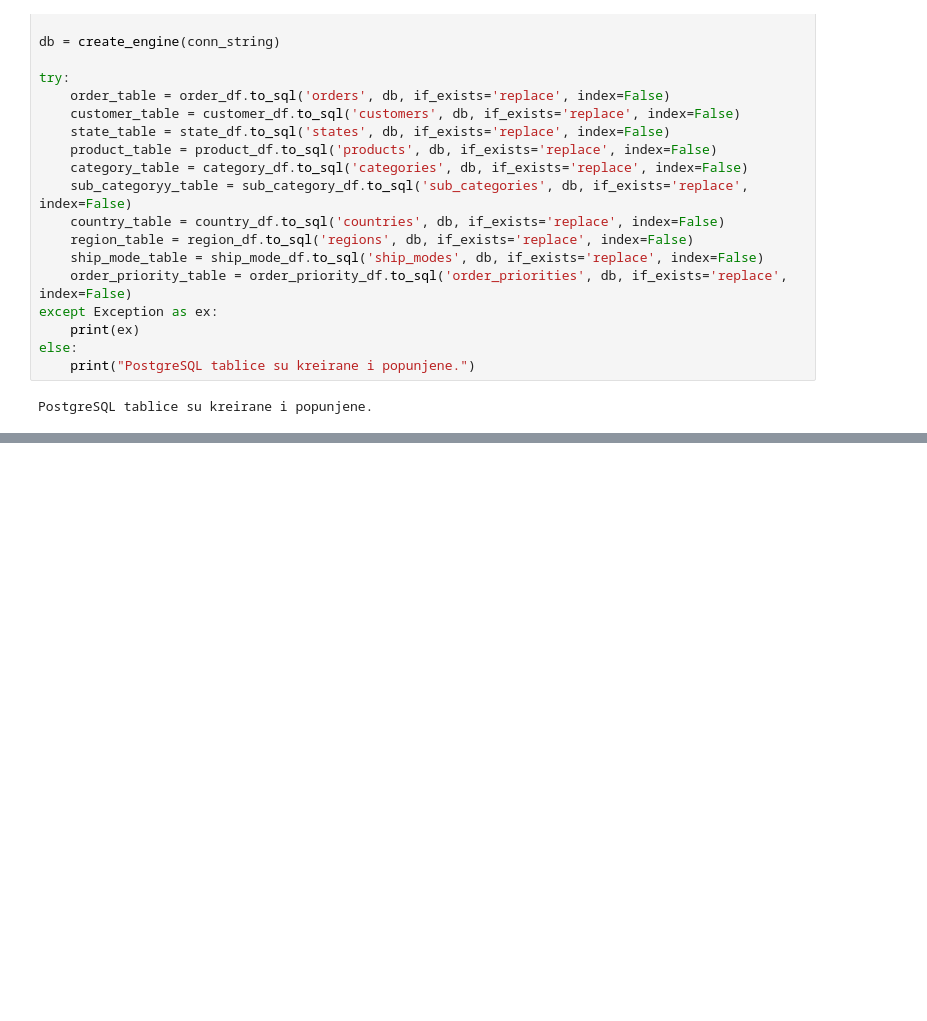
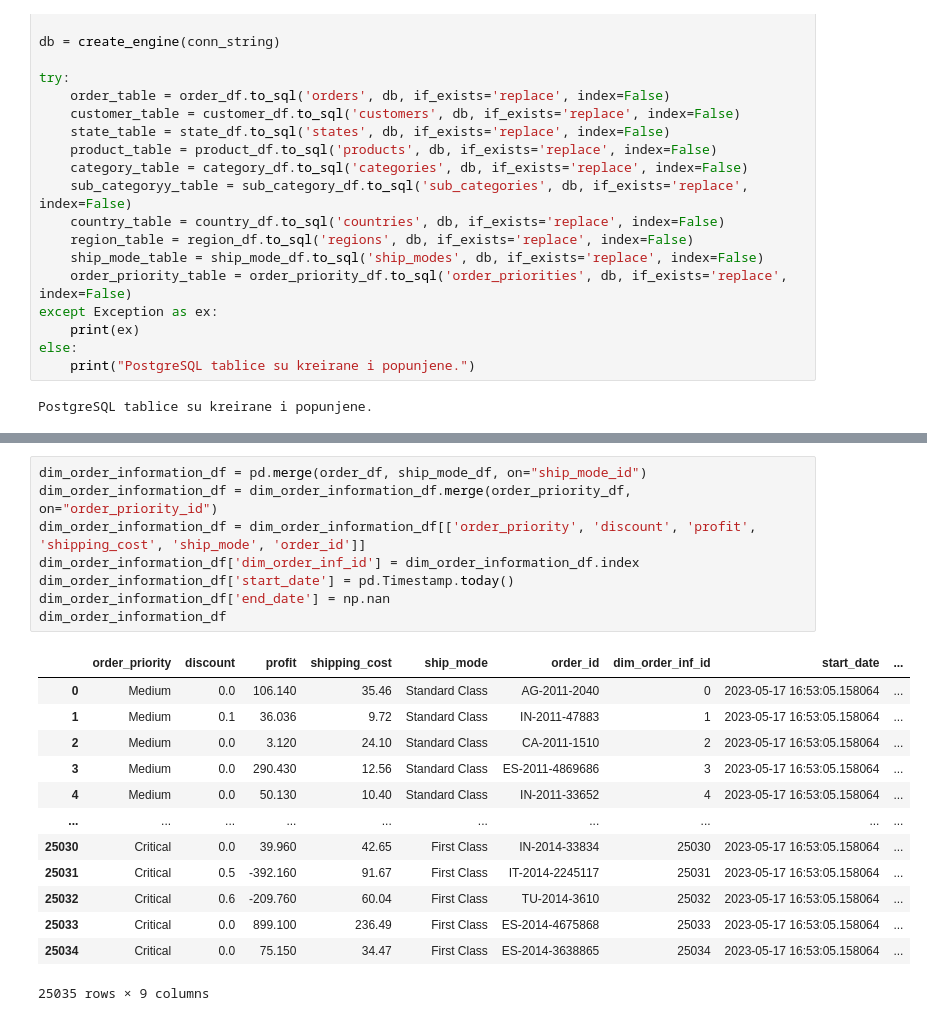
Before and after one commit to thomassiard/SPI-Projekt, a Jupyter notebook: superstore.ipynb, the cells around one changed output, grey strips where cells are left out. Saved outputs shown, nothing was run; the diff lists cells and outputs as text; blank space fills up the shorter version.

```diff
--- a/superstore.ipynb
+++ b/superstore.ipynb
@@ -407,0 +498,22 @@ PostgreSQL tablice su kreirane i popunjene.
+# %%
+dim_order_information_df = pd.merge(order_df, ship_mode_df, on="ship_mode_id")
+dim_order_information_df = dim_order_information_df.merge(order_priority_df, on="order_priority_id")
+dim_order_information_df = dim_order_information_df[['order_priority', 'discount', 'profit', 'shipping_cost', 'ship_mode', 'order_id']]
+dim_order_information_df['dim_order_inf_id'] = dim_order_information_df.index
+dim_order_information_df['start_date'] = pd.Timestamp.today()
+dim_order_information_df['end_date'] = np.nan
+dim_order_information_df
+# %% [output]
+|  | order_priority | discount | profit | shipping_cost | ship_mode | order_id | dim_order_inf_id | start_date | ... |
+| 0 | Medium | 0.0 | 106.140 | 35.46 | Standard Class | AG-2011-2040 | 0 | 2023-05-17 16:53:05.158064 | ... |
+| 1 | Medium | 0.1 | 36.036 | 9.72 | Standard Class | IN-2011-47883 | 1 | 2023-05-17 16:53:05.158064 | ... |
+| 2 | Medium | 0.0 | 3.120 | 24.10 | Standard Class | CA-2011-1510 | 2 | 2023-05-17 16:53:05.158064 | ... |
+| 3 | Medium | 0.0 | 290.430 | 12.56 | Standard Class | ES-2011-4869686 | 3 | 2023-05-17 16:53:05.158064 | ... |
+| 4 | Medium | 0.0 | 50.130 | 10.40 | Standard Class | IN-2011-33652 | 4 | 2023-05-17 16:53:05.158064 | ... |
+| ... | ... | ... | ... | ... | ... | ... | ... | ... | ... |
+| 25030 | Critical | 0.0 | 39.960 | 42.65 | First Class | IN-2014-33834 | 25030 | 2023-05-17 16:53:05.158064 | ... |
+| 25031 | Critical | 0.5 | -392.160 | 91.67 | First Class | IT-2014-2245117 | 25031 | 2023-05-17 16:53:05.158064 | ... |
+| 25032 | Critical | 0.6 | -209.760 | 60.04 | First Class | TU-2014-3610 | 25032 | 2023-05-17 16:53:05.158064 | ... |
+| 25033 | Critical | 0.0 | 899.100 | 236.49 | First Class | ES-2014-4675868 | 25033 | 2023-05-17 16:53:05.158064 | ... |
+| 25034 | Critical | 0.0 | 75.150 | 34.47 | First Class | ES-2014-3638865 | 25034 | 2023-05-17 16:53:05.158064 | ... |
+25035 rows × 9 columns
```
Also changed, not shown: parts of 9 cells of this notebook, 2 other files.
